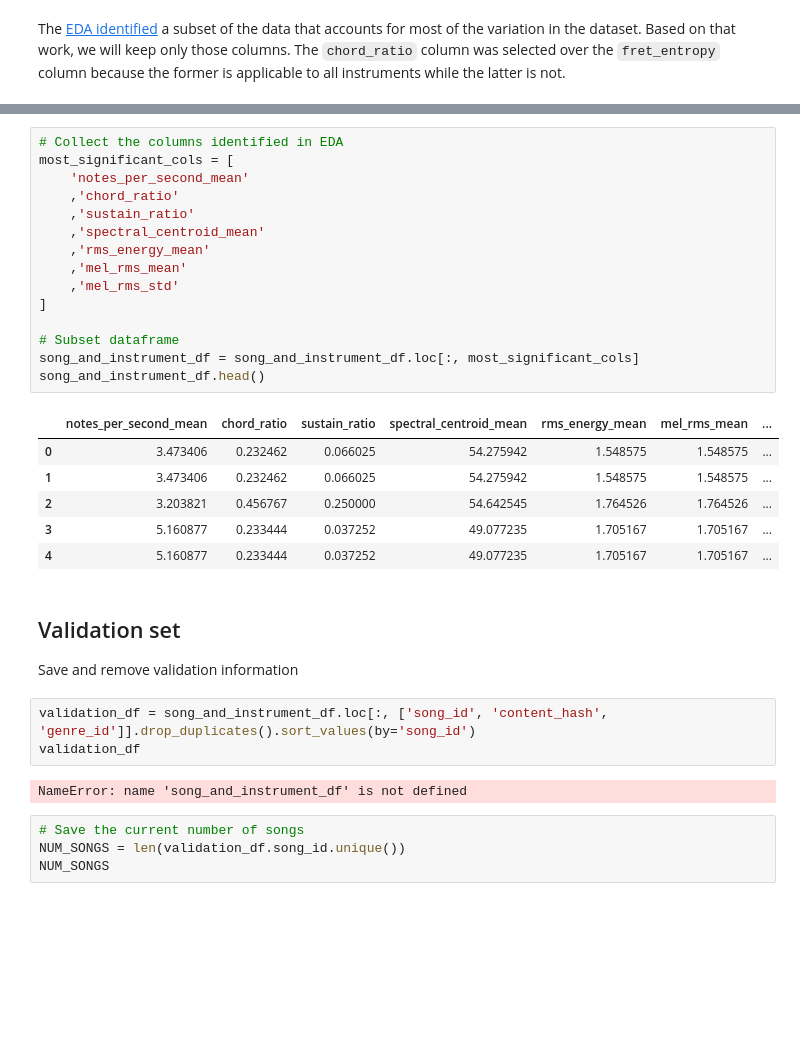
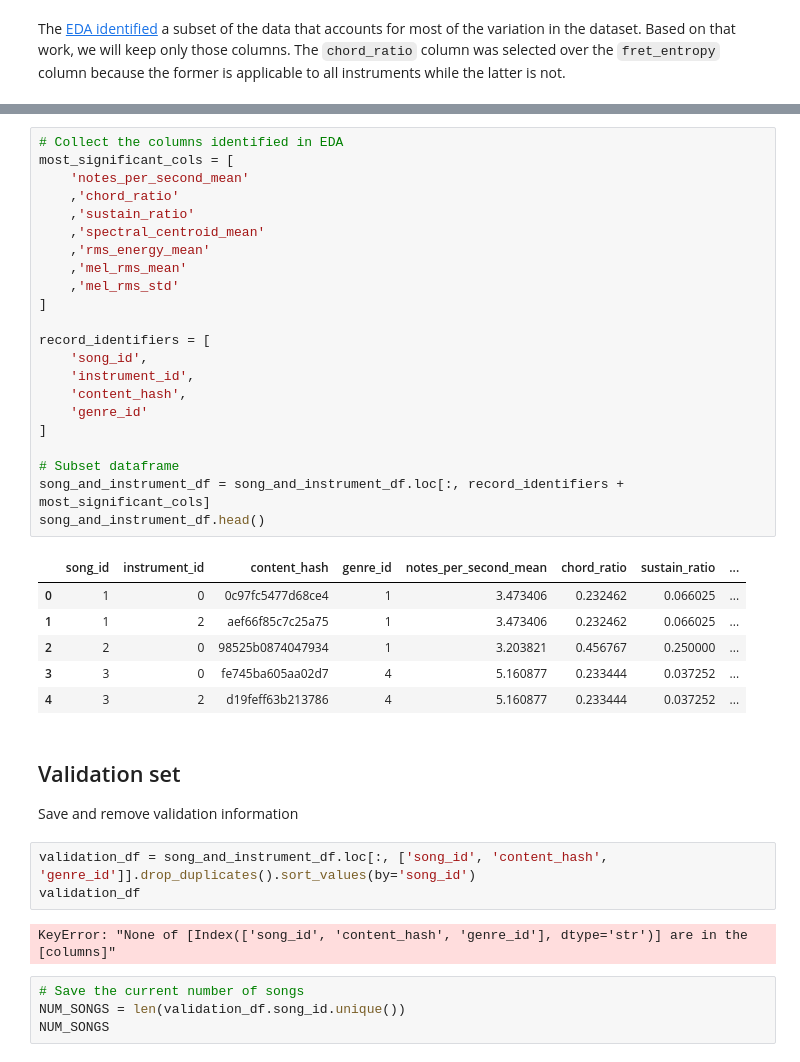
Before and after one commit to MattGroho/tab-hero, a Jupyter notebook: notebooks/unsupervised_pipeline_investigation.ipynb, the cells around one changed output, grey strips where cells are left out. Drawn from its saved outputs; the diff is of its cells as text; blank space fills up the shorter version.

Commit message:
Forgot to also keep the record identifier columns (e.g., song_id, etc.) when subsetting the data based on the most significant clustering columns.

```diff
--- a/notebooks/unsupervised_pipeline_investigation.ipynb
+++ b/notebooks/unsupervised_pipeline_investigation.ipynb
@@ -401,25 +413,32 @@ The [EDA identified](data_deepdive_refactored.ipynb) a subset of the data that a
 # %%
 # Collect the columns identified in EDA
 most_significant_cols = [
     'notes_per_second_mean'
     ,'chord_ratio'
     ,'sustain_ratio'
     ,'spectral_centroid_mean'
     ,'rms_energy_mean'
     ,'mel_rms_mean'
     ,'mel_rms_std'
 ]
 
+record_identifiers = [
+    'song_id',
+    'instrument_id',
+    'content_hash',
+    'genre_id'
+]
+
 # Subset dataframe
-song_and_instrument_df = song_and_instrument_df.loc[:, most_significant_cols]
+song_and_instrument_df = song_and_instrument_df.loc[:, record_identifiers + most_significant_cols]
 song_and_instrument_df.head()
 # %% [output]
-|  | notes_per_second_mean | chord_ratio | sustain_ratio | spectral_centroid_mean | rms_energy_mean | mel_rms_mean | ... |
-| 0 | 3.473406 | 0.232462 | 0.066025 | 54.275942 | 1.548575 | 1.548575 | ... |
-| 1 | 3.473406 | 0.232462 | 0.066025 | 54.275942 | 1.548575 | 1.548575 | ... |
-| 2 | 3.203821 | 0.456767 | 0.250000 | 54.642545 | 1.764526 | 1.764526 | ... |
-| 3 | 5.160877 | 0.233444 | 0.037252 | 49.077235 | 1.705167 | 1.705167 | ... |
-| 4 | 5.160877 | 0.233444 | 0.037252 | 49.077235 | 1.705167 | 1.705167 | ... |
+|  | song_id | instrument_id | content_hash | genre_id | notes_per_second_mean | chord_ratio | sustain_ratio | ... |
+| 0 | 1 | 0 | 0c97fc5477d68ce4 | 1 | 3.473406 | 0.232462 | 0.066025 | ... |
+| 1 | 1 | 2 | aef66f85c7c25a75 | 1 | 3.473406 | 0.232462 | 0.066025 | ... |
+| 2 | 2 | 0 | 98525b0874047934 | 1 | 3.203821 | 0.456767 | 0.250000 | ... |
+| 3 | 3 | 0 | fe745ba605aa02d7 | 4 | 5.160877 | 0.233444 | 0.037252 | ... |
+| 4 | 3 | 2 | d19feff63b213786 | 4 | 5.160877 | 0.233444 | 0.037252 | ... |
 # %% [markdown]
 ## Validation set
 Save and remove validation information
@@ -427,7 +446,7 @@ Save and remove validation information
 validation_df = song_and_instrument_df.loc[:, ['song_id', 'content_hash', 'genre_id']].drop_duplicates().sort_values(by='song_id')
 validation_df
 # %% [output]
-NameError: name 'song_and_instrument_df' is not defined
+KeyError: "None of [Index(['song_id', 'content_hash', 'genre_id'], dtype='str')] are in the [columns]"
 # %%
 # Save the current number of songs
 NUM_SONGS = len(validation_df.song_id.unique())
```
Also changed, not shown: parts of 2 cells of this notebook.
